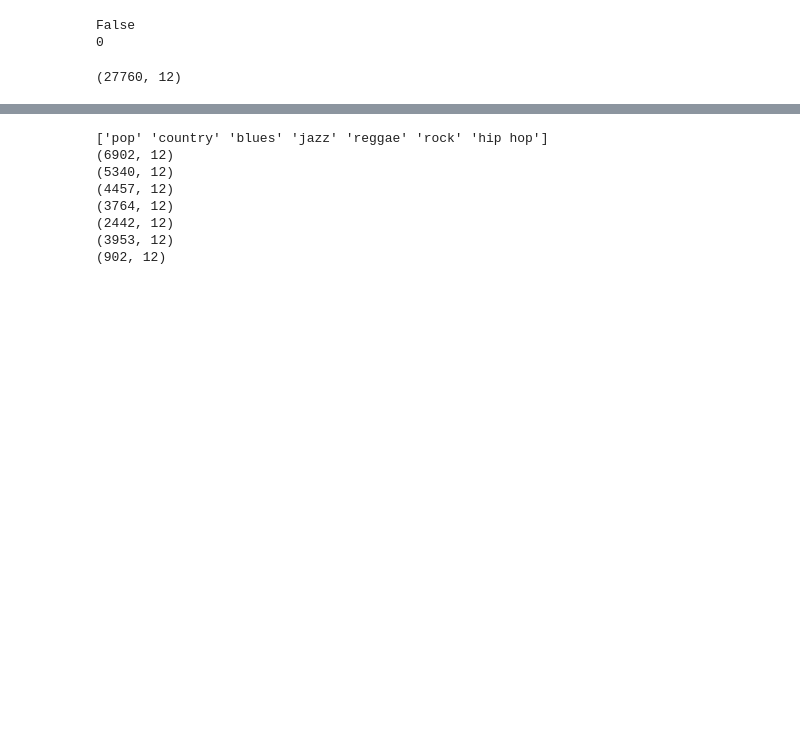
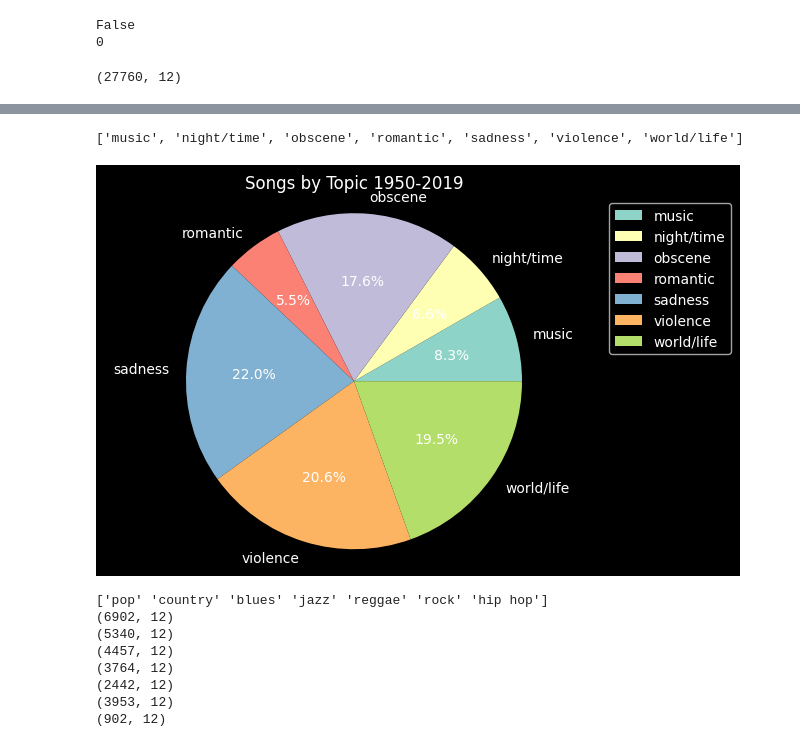
Before and after one commit to jarviswynn123/Team_Week, a Jupyter notebook: alex.ipynb, the cells around one changed output, grey strips where cells are left out. Cells and saved outputs as stored; diff of their text form; code cells hidden in the pictures; blank space fills up the shorter version.

```diff
--- a/alex.ipynb
+++ b/alex.ipynb
@@ -73,3 +85,29 @@ print(music_topics_df.shape)
+# %%
+import matplotlib.pyplot as plt
+
+labels = list(music_topics_df.topic.unique())
+#alphabetize label list
+labels.sort()
+print(labels)
+
+num_topics = [2303, 1825, 4882, 1524, 6096, 5710, 5420]
+
+fig1, ax1 = plt.subplots()
+
+ax1.pie(num_topics, labels= labels, autopct="%1.1f%%")
+
+ax1.axis('equal')
+
+plt.title('Songs by Topic 1950-2019')
+
+plt.style.use('dark_background')
+
+plt.legend(labels, bbox_to_anchor=(1,1), loc='best')
+
+plt.show()
+# %% [output]
+['music', 'night/time', 'obscene', 'romantic', 'sadness', 'violence', 'world/life']
+[figure, added]
 # %%
 #parse data out by genre
 print(music_topics_df.genre.unique())
```
Also changed, not shown: parts of 31 cells of this notebook.
